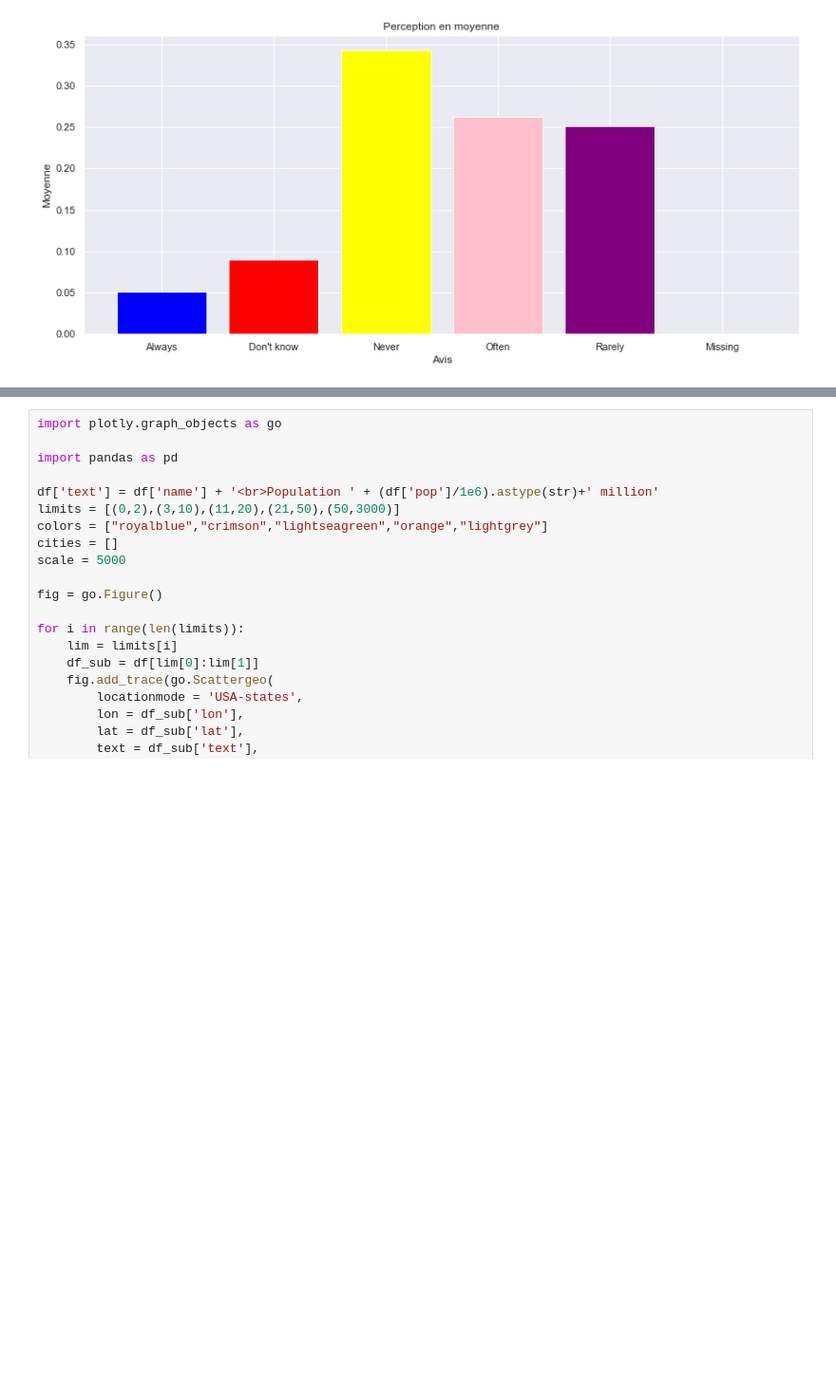
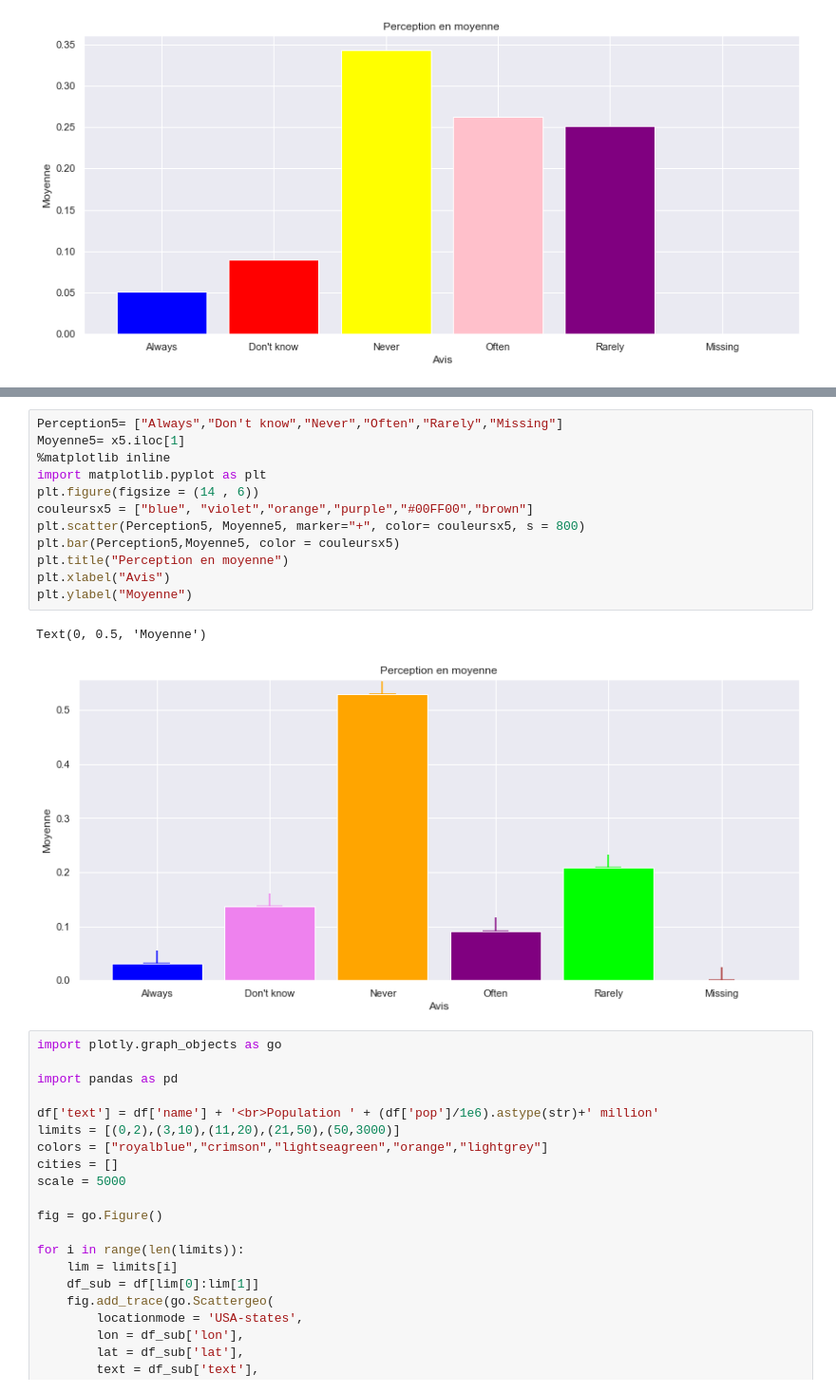
Before and after one commit to ikhalild/Data-analysis-with-python, a Jupyter notebook: manipulation.ipynb, the cells around one changed output, grey strips where cells are left out. Shown at 95% size. Saved outputs shown, nothing was run; the diff lists cells and outputs as text; blank space fills up the shorter version.

```diff
--- a/manipulation.ipynb
+++ b/manipulation.ipynb
@@ -676,3 +691,18 @@ Text(0, 0.5, 'Moyenne')
+# %%
+Perception5= ["Always","Don't know","Never","Often","Rarely","Missing"]
+Moyenne5= x5.iloc[1]
+%matplotlib inline
+import matplotlib.pyplot as plt
+plt.figure(figsize = (14 , 6))
+couleursx5 = ["blue", "violet","orange","purple","#00FF00","brown"]
+plt.scatter(Perception5, Moyenne5, marker="+", color= couleursx5, s = 800)
+plt.bar(Perception5,Moyenne5, color = couleursx5)
+plt.title("Perception en moyenne")
+plt.xlabel("Avis")
+plt.ylabel("Moyenne")
+# %% [output]
+Text(0, 0.5, 'Moyenne')
+[figure, added]
 # %%
 import plotly.graph_objects as go
 
```
Also changed, not shown: parts of 2 cells of this notebook.
